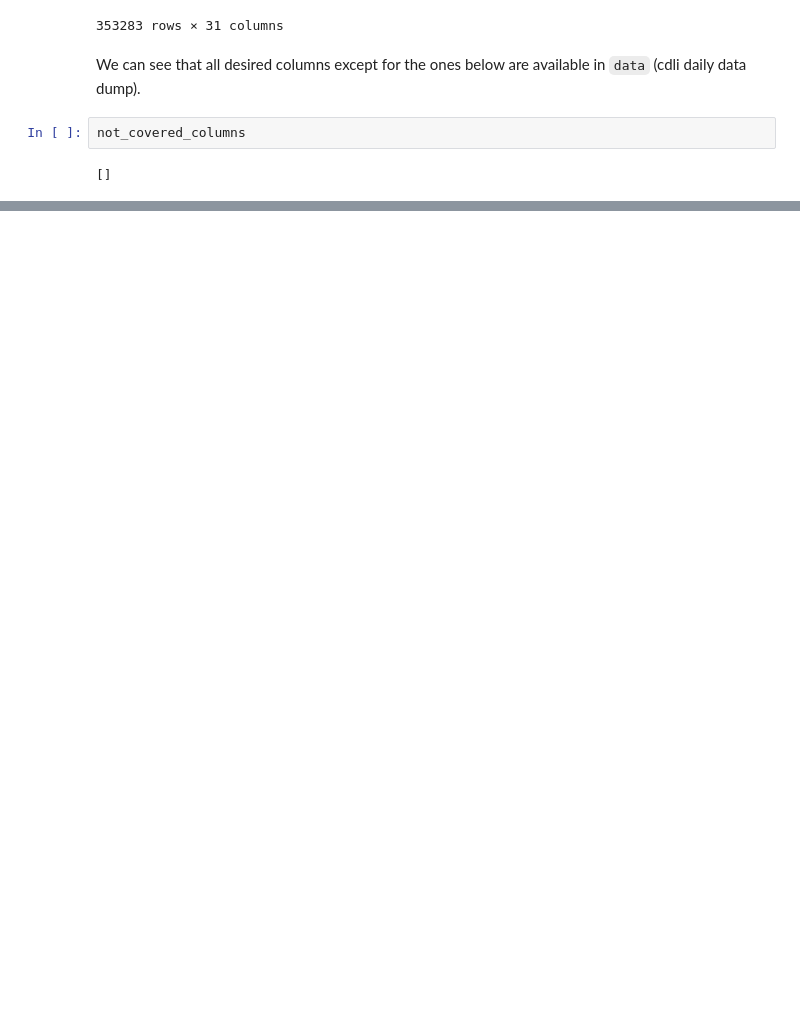
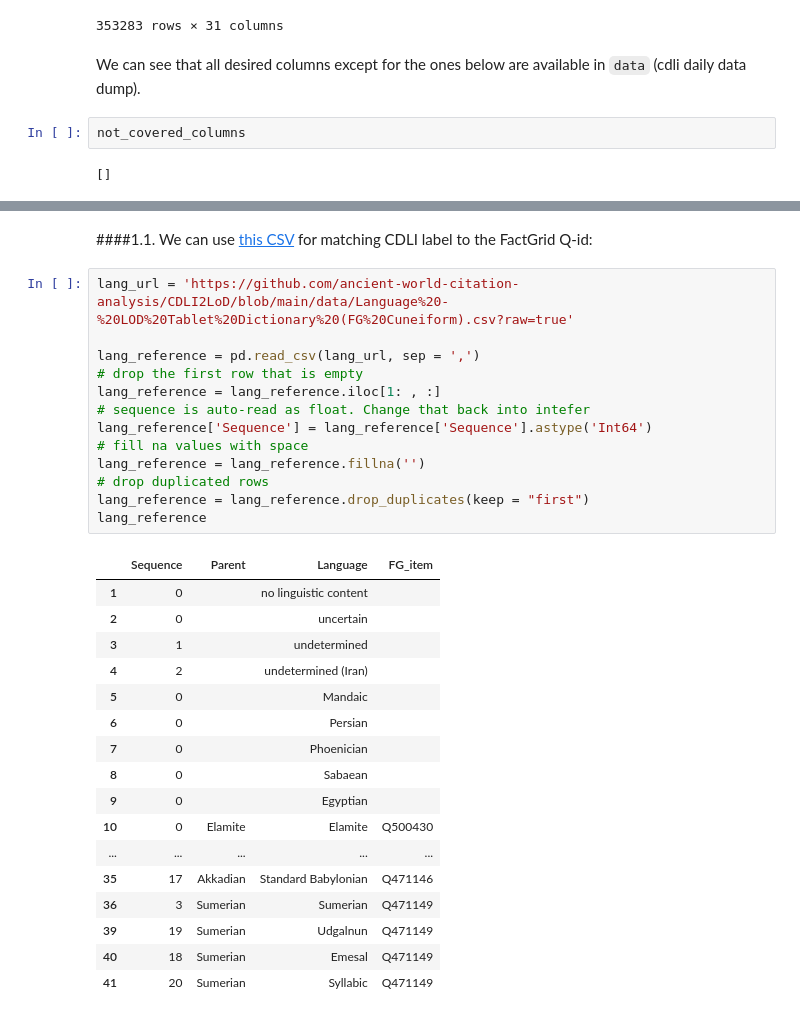
Before and after one commit to ancient-world-citation-analysis/CDLI2LoD, a Jupyter notebook: cdli_cat.ipynb, the cells around one changed output, grey strips where cells are left out. Cells and saved outputs as stored; diff of their text form; blank space fills up the shorter version.

```diff
--- a/cdli_cat.ipynb
+++ b/cdli_cat.ipynb
@@ -205,0 +140,33 @@ array(['Uruk (mod. Warka)', 'uncertain (mod. Jemdet Nasr)',
+# %% [markdown]
+####1.1. We can use [this CSV](https://drive.google.com/file/d/13Zl7KfXJfn-VbAxLd_EcjTDFCgfV9LtD/view?usp=share_link) for matching CDLI label to the FactGrid Q-id:
+# %%
+lang_url = 'https://github.com/ancient-world-citation-analysis/CDLI2LoD/blob/main/data/Language%20-%20LOD%20Tablet%20Dictionary%20(FG%20Cuneiform).csv?raw=true'
+
+lang_reference = pd.read_csv(lang_url, sep = ',')
+# drop the first row that is empty
+lang_reference = lang_reference.iloc[1: , :]
+# sequence is auto-read as float. Change that back into intefer
+lang_reference['Sequence'] = lang_reference['Sequence'].astype('Int64')
+# fill na values with space
+lang_reference = lang_reference.fillna('')
+# drop duplicated rows
+lang_reference = lang_reference.drop_duplicates(keep = "first")
+lang_reference
+# %% [output]
+|  | Sequence | Parent | Language | FG_item |
+| 1 | 0 |  | no linguistic content |  |
+| 2 | 0 |  | uncertain |  |
+| 3 | 1 |  | undetermined |  |
+| 4 | 2 |  | undetermined (Iran) |  |
+| 5 | 0 |  | Mandaic |  |
+| 6 | 0 |  | Persian |  |
+| 7 | 0 |  | Phoenician |  |
+| 8 | 0 |  | Sabaean |  |
+| 9 | 0 |  | Egyptian |  |
+| 10 | 0 | Elamite | Elamite | Q500430 |
+| ... | ... | ... | ... | ... |
+| 35 | 17 | Akkadian | Standard Babylonian | Q471146 |
+| 36 | 3 | Sumerian | Sumerian | Q471149 |
+| 39 | 19 | Sumerian | Udgalnun | Q471149 |
+| 40 | 18 | Sumerian | Emesal | Q471149 |
+| 41 | 20 | Sumerian | Syllabic | Q471149 |
```
Also changed, not shown: parts of 56 cells of this notebook.
